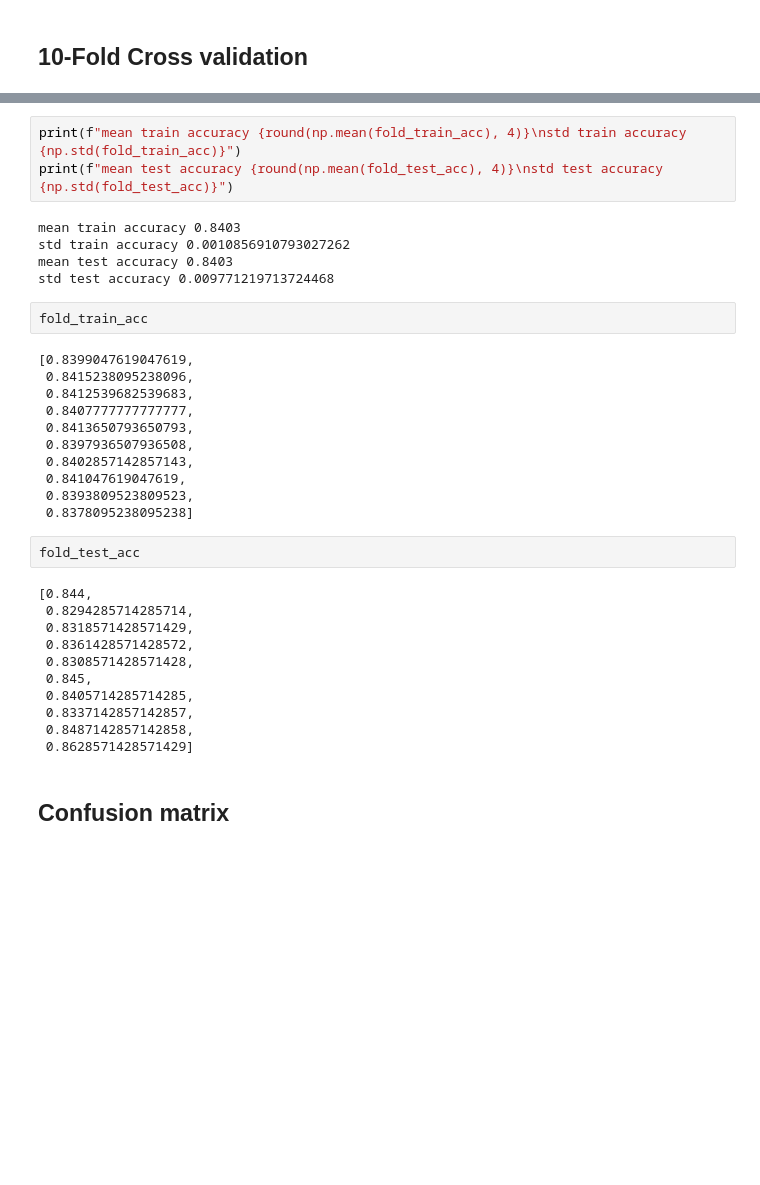
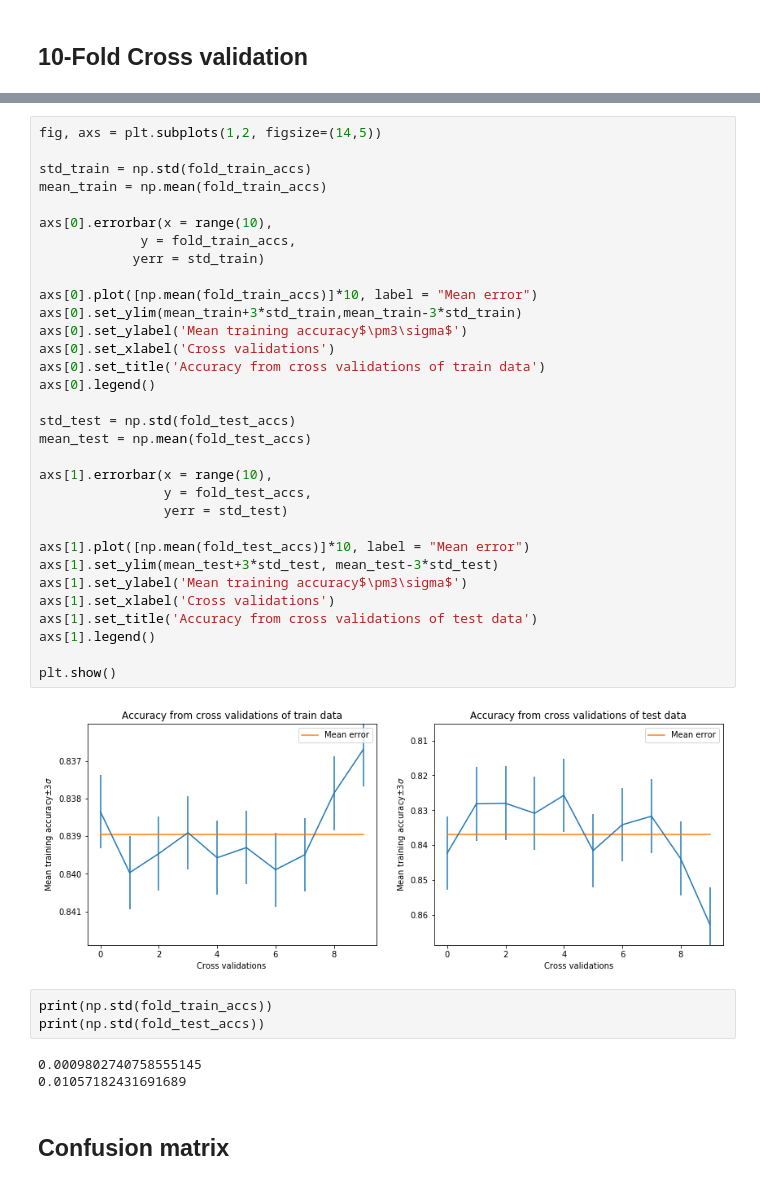
Before and after one commit to Aagaarrd/02462-assignment1, a Jupyter notebook: mnnist.ipynb, the cells around one changed output, grey strips where cells are left out. Saved outputs shown, nothing was run; the diff lists cells and outputs as text; blank space fills up the shorter version.

```diff
--- a/mnnist.ipynb
+++ b/mnnist.ipynb
@@ -460,37 +439,43 @@ for train_i, test_i in cv.split(X,y):
-# %%
-print(f"mean train accuracy {round(np.mean(fold_train_acc), 4)}\nstd train accuracy {np.std(fold_train_acc)}")
-print(f"mean test accuracy {round(np.mean(fold_test_acc), 4)}\nstd test accuracy {np.std(fold_test_acc)}")
-# %% [output]
-mean train accuracy 0.8403
-std train accuracy 0.0010856910793027262
-mean test accuracy 0.8403
-std test accuracy 0.009771219713724468
-# %%
-fold_train_acc
-# %% [output]
-[0.8399047619047619,
- 0.8415238095238096,
- 0.8412539682539683,
- 0.8407777777777777,
- 0.8413650793650793,
- 0.8397936507936508,
- 0.8402857142857143,
- 0.841047619047619,
- 0.8393809523809523,
- 0.8378095238095238]
-# %%
-fold_test_acc
-# %% [output]
-[0.844,
- 0.8294285714285714,
- 0.8318571428571429,
- 0.8361428571428572,
- 0.8308571428571428,
- 0.845,
- 0.8405714285714285,
- 0.8337142857142857,
- 0.8487142857142858,
- 0.8628571428571429]
+# %%
+fig, axs = plt.subplots(1,2, figsize=(14,5))
+
+std_train = np.std(fold_train_accs)
+mean_train = np.mean(fold_train_accs)
+
+axs[0].errorbar(x = range(10),
+             y = fold_train_accs,
+            yerr = std_train)
+
+axs[0].plot([np.mean(fold_train_accs)]*10, label = "Mean error")
+axs[0].set_ylim(mean_train+3*std_train,mean_train-3*std_train)
+axs[0].set_ylabel('Mean training accuracy$\pm3\sigma$')
+axs[0].set_xlabel('Cross validations')
+axs[0].set_title('Accuracy from cross validations of train data')
+axs[0].legend()
+
+std_test = np.std(fold_test_accs)
+mean_test = np.mean(fold_test_accs)
+
+axs[1].errorbar(x = range(10),
+                y = fold_test_accs,
+                yerr = std_test)
+
+axs[1].plot([np.mean(fold_test_accs)]*10, label = "Mean error")
+axs[1].set_ylim(mean_test+3*std_test, mean_test-3*std_test)
+axs[1].set_ylabel('Mean training accuracy$\pm3\sigma$')
+axs[1].set_xlabel('Cross validations')
+axs[1].set_title('Accuracy from cross validations of test data')
+axs[1].legend()
+
+plt.show()
+# %% [output]
+[figure, added]
+# %%
+print(np.std(fold_train_accs))
+print(np.std(fold_test_accs))
+# %% [output]
+0.0009802740758555145
+0.01057182431691689
 # %% [markdown]
 ## Confusion matrix
 # %%
```
Also changed, not shown: parts of 12 cells of this notebook.
